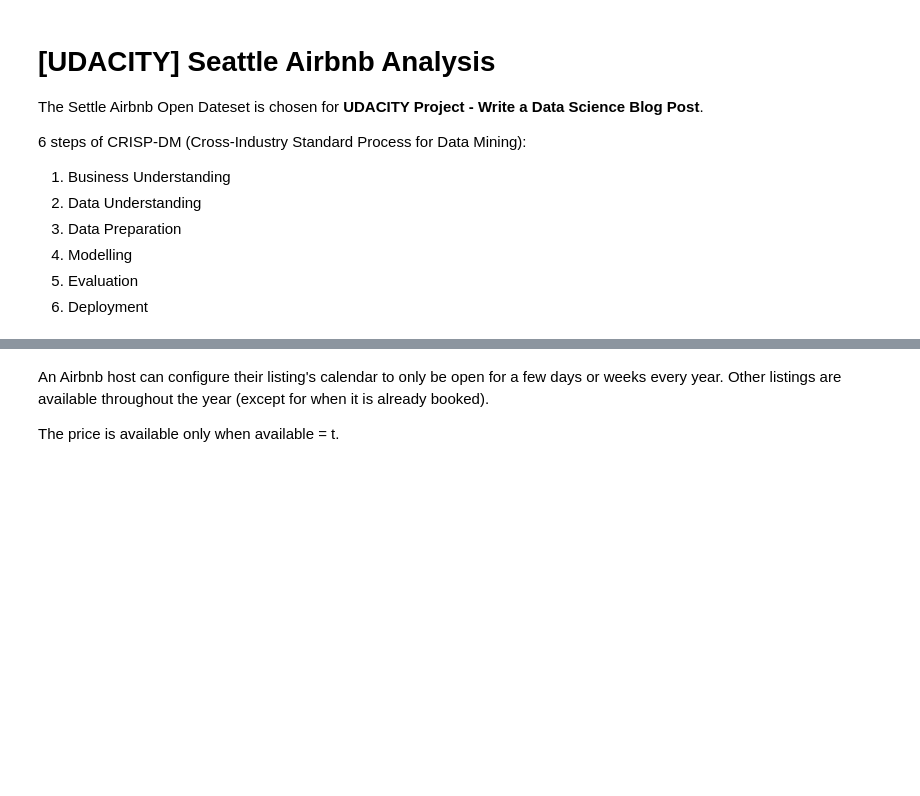
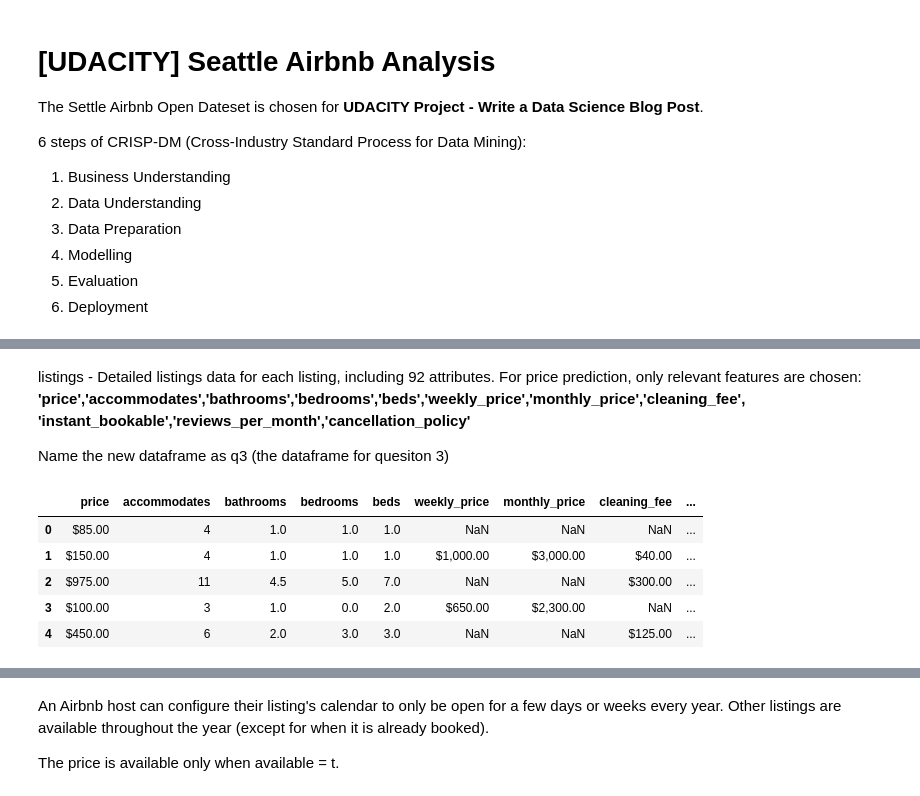
Before and after one commit to yennhi95zz/seattle-airbnb, a Jupyter notebook: udacity-seattle-airbnb-analysis.ipynb, the cells around one changed output, grey strips where cells are left out. Cells and saved outputs as stored; diff of their text form; code cells hidden in the pictures; blank space fills up the shorter version.

```diff
--- a/udacity-seattle-airbnb-analysis.ipynb
+++ b/udacity-seattle-airbnb-analysis.ipynb
@@ -67,0 +132,16 @@ calendar.head()
+# %% [markdown]
+listings - Detailed listings data for each listing, including 92 attributes. For price prediction, only relevant features are chosen:
+**'price','accommodates','bathrooms','bedrooms','beds','weekly_price','monthly_price','cleaning_fee', 'instant_bookable','reviews_per_month','cancellation_policy'**
+
+Name the new dataframe as q3 (the dataframe for quesiton 3)
+# %%
+relevant_features = ['price','accommodates','bathrooms','bedrooms','beds','weekly_price','monthly_price','cleaning_fee', 'instant_bookable','reviews_per_month','cancellation_policy']
+q3 = listings[relevant_features]
+q3.head()
+# %% [output]
+|  | price | accommodates | bathrooms | bedrooms | beds | weekly_price | monthly_price | cleaning_fee | ... |
+| 0 | $85.00 | 4 | 1.0 | 1.0 | 1.0 | NaN | NaN | NaN | ... |
+| 1 | $150.00 | 4 | 1.0 | 1.0 | 1.0 | $1,000.00 | $3,000.00 | $40.00 | ... |
+| 2 | $975.00 | 11 | 4.5 | 5.0 | 7.0 | NaN | NaN | $300.00 | ... |
+| 3 | $100.00 | 3 | 1.0 | 0.0 | 2.0 | $650.00 | $2,300.00 | NaN | ... |
+| 4 | $450.00 | 6 | 2.0 | 3.0 | 3.0 | NaN | NaN | $125.00 | ... |
```
Also changed, not shown: parts of 52 cells of this notebook.
